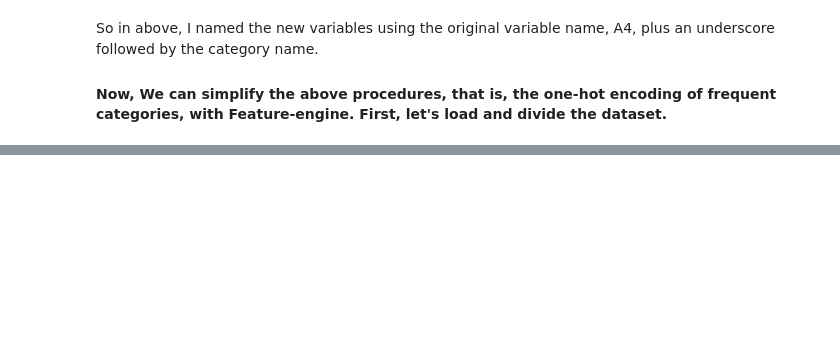
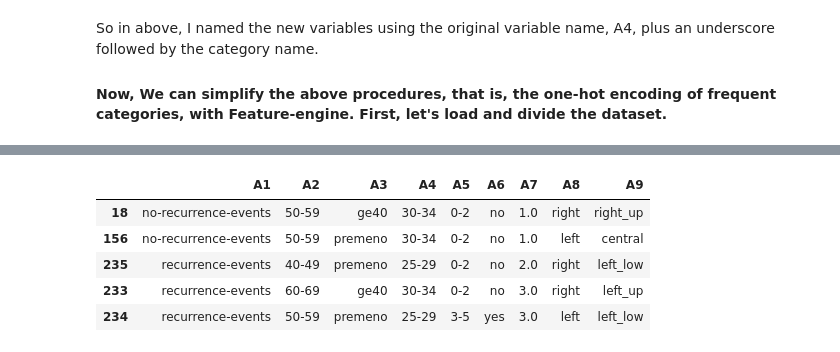
Before and after one commit to rohan-paul/Pandas-DataScience_MachineLearning-Exercises, a Jupyter notebook: Categorical-Variables-UCI-Breast-Cancer-Kaggle-Blog/Categorical-Variables-Handling-Blog.ipynb, the cells around one changed output, grey strips where cells are left out. Drawn from its saved outputs; the diff is of its cells as text; code cells hidden in the pictures; blank space fills up the shorter version.

```diff
--- a/Categorical-Variables-UCI-Breast-Cancer-Kaggle-Blog/Categorical-Variables-Handling-Blog.ipynb
+++ b/Categorical-Variables-UCI-Breast-Cancer-Kaggle-Blog/Categorical-Variables-Handling-Blog.ipynb
@@ -412,0 +510,13 @@ I could also perform one-hot encoding of the five most popular categories using
+# %%
+# Let's load a clean version of the data again and split it for train and test
+X_train, X_test, y_train, y_test = train_test_split(breast_cancer_df.drop(labels=['A10'], axis=1), breast_cancer_df['A10'], test_size=0.3, random_state=0)
+
+# Lets' look at the train data again
+X_train.head()
+# %% [output]
+|  | A1 | A2 | A3 | A4 | A5 | A6 | A7 | A8 | A9 |
+| 18 | no-recurrence-events | 50-59 | ge40 | 30-34 | 0-2 | no | 1.0 | right | right_up |
+| 156 | no-recurrence-events | 50-59 | premeno | 30-34 | 0-2 | no | 1.0 | left | central |
+| 235 | recurrence-events | 40-49 | premeno | 25-29 | 0-2 | no | 2.0 | right | left_low |
+| 233 | recurrence-events | 60-69 | ge40 | 30-34 | 0-2 | no | 3.0 | right | left_up |
+| 234 | recurrence-events | 50-59 | premeno | 25-29 | 3-5 | yes | 3.0 | left | left_low |
```
Also changed, not shown: parts of 31 cells of this notebook.
